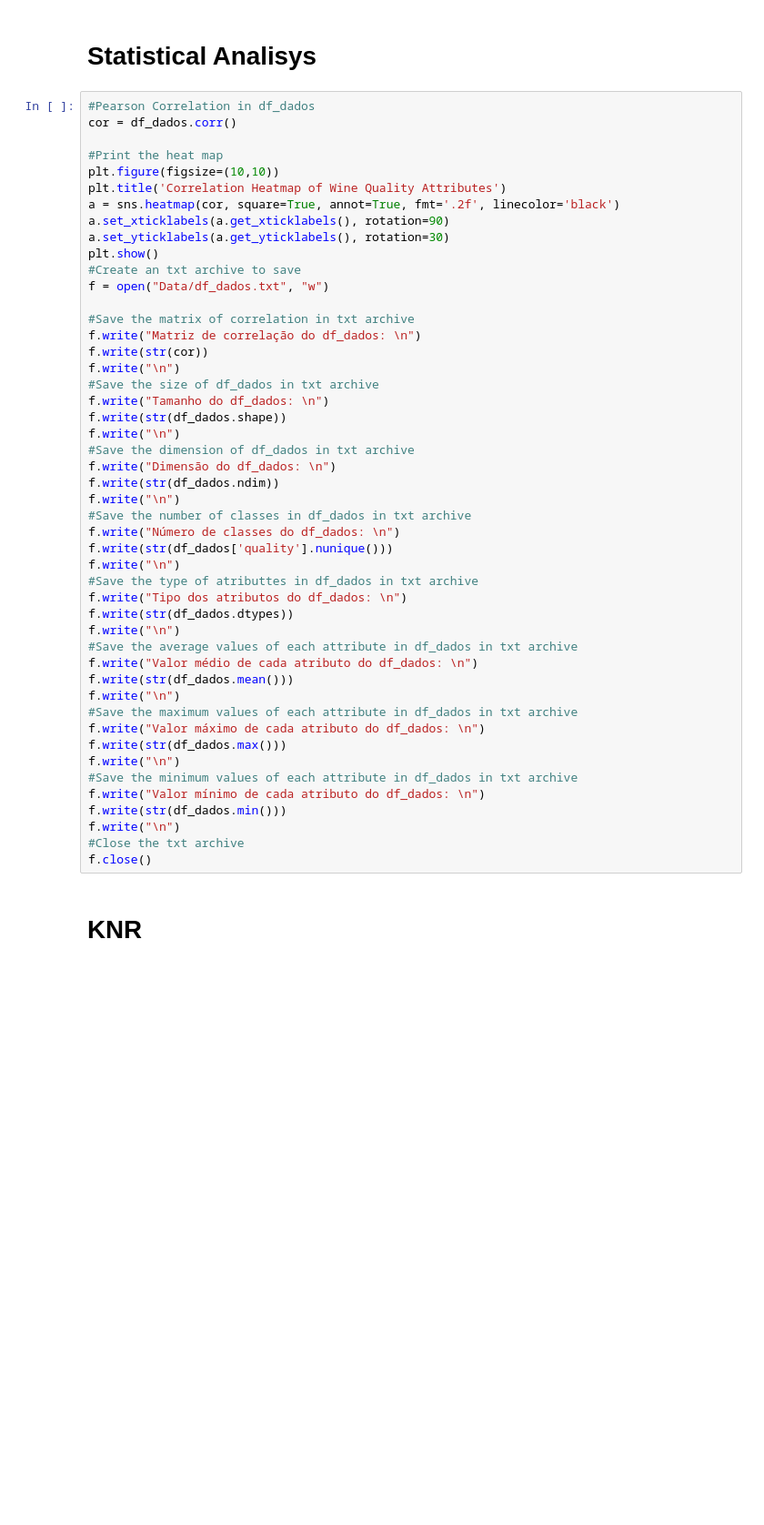
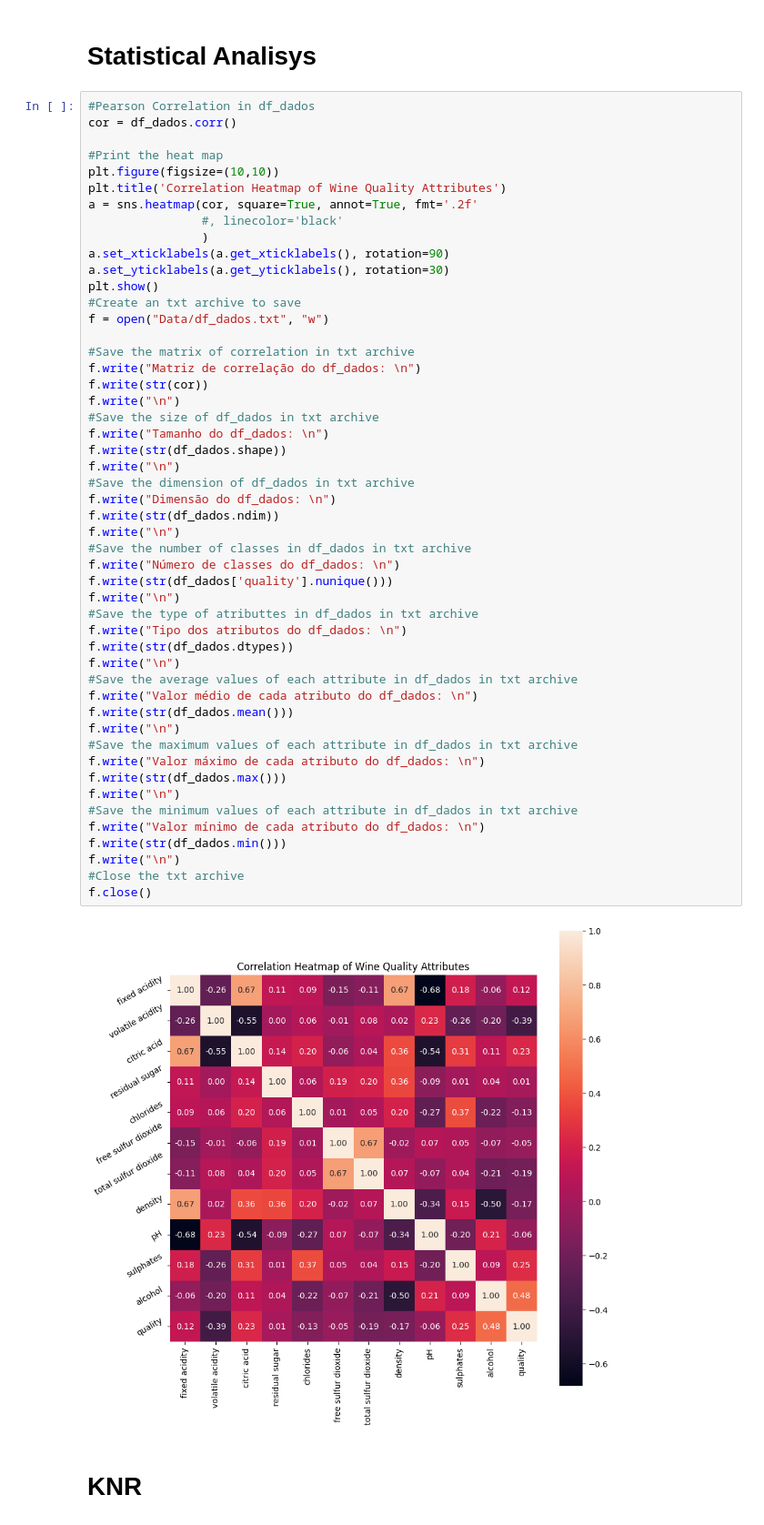
Before and after one commit to joaoluizreolon/ML_Regression, a Jupyter notebook: trab-3.ipynb, the cells around one changed output. Shown: that part at 91% size. Cells and saved outputs as stored; diff of their text form; blank space fills up the shorter version.

```diff
--- a/trab-3.ipynb
+++ b/trab-3.ipynb
@@ -61,7 +61,9 @@ cor = df_dados.corr()
 #Print the heat map
 plt.figure(figsize=(10,10))
 plt.title('Correlation Heatmap of Wine Quality Attributes')
-a = sns.heatmap(cor, square=True, annot=True, fmt='.2f', linecolor='black')
+a = sns.heatmap(cor, square=True, annot=True, fmt='.2f'
+                #, linecolor='black'
+                )
 a.set_xticklabels(a.get_xticklabels(), rotation=90)
 a.set_yticklabels(a.get_yticklabels(), rotation=30)
 plt.show()
@@ -100,8 +102,10 @@ f.write("\n")
 f.write("Valor mínimo de cada atributo do df_dados: \n")
 f.write(str(df_dados.min()))
 f.write("\n")
 #Close the txt archive
 f.close()
+# %% [output]
+[figure, added]
 # %% [markdown]
 # KNR
 # %%
```
Also changed, not shown: parts of 6 cells of this notebook, 1 other file.
